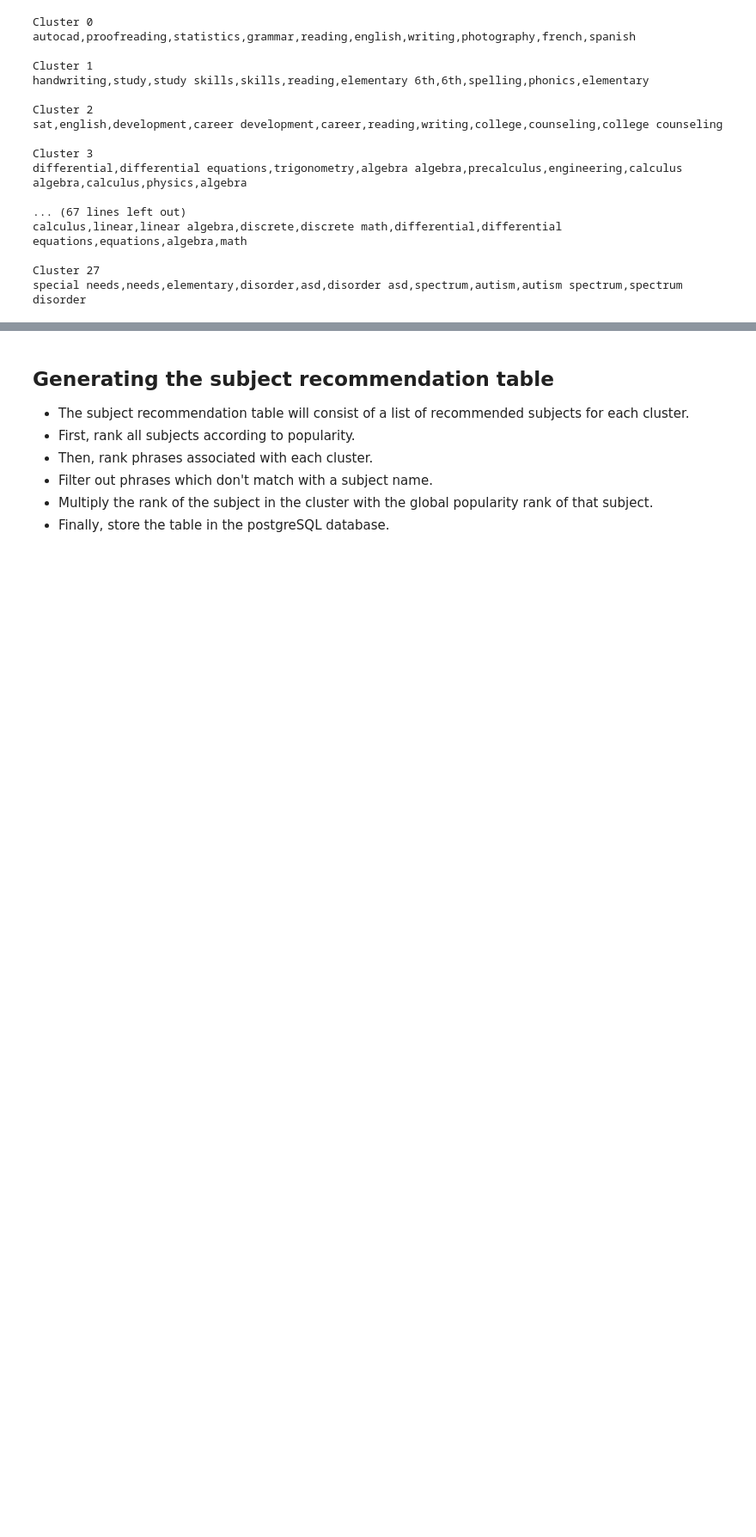
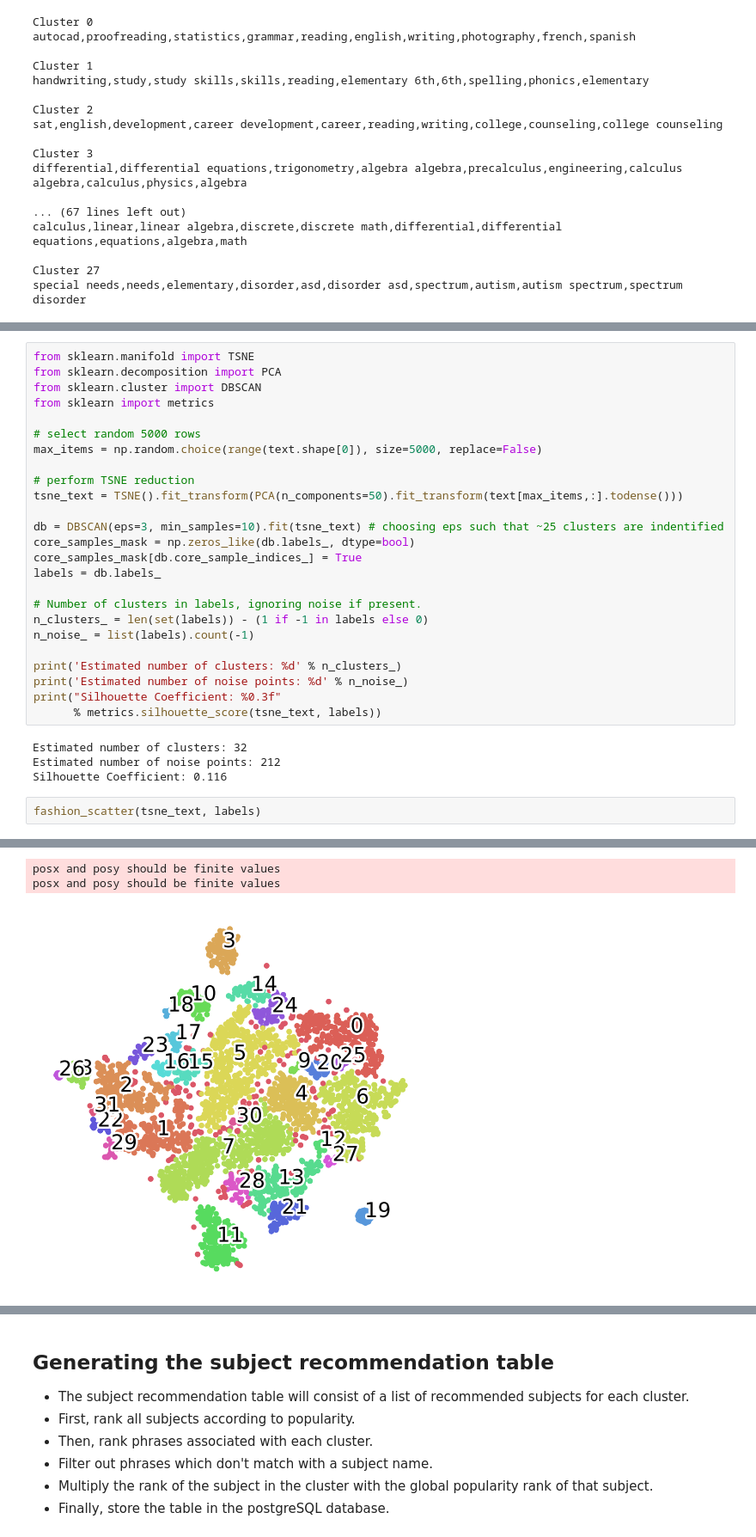
Before and after one commit to cfodonnell/Insight_Project_AsTutor, a Jupyter notebook: Models/subjects_clustering.ipynb, the cells around one changed output, grey strips where cells are left out. Shown at 86% size. Cells and saved outputs as stored; diff of their text form; blank space fills up the shorter version.

Commit message:
updated clustering

```diff
--- a/Models/subjects_clustering.ipynb
+++ b/Models/subjects_clustering.ipynb
@@ -126,0 +161,32 @@ special needs,needs,elementary,disorder,asd,disorder asd,spectrum,autism,autism
+# %%
+from sklearn.manifold import TSNE
+from sklearn.decomposition import PCA
+from sklearn.cluster import DBSCAN
+from sklearn import metrics
+
+# select random 5000 rows
+max_items = np.random.choice(range(text.shape[0]), size=5000, replace=False)
+
+# perform TSNE reduction
+tsne_text = TSNE().fit_transform(PCA(n_components=50).fit_transform(text[max_items,:].todense()))
+
+db = DBSCAN(eps=3, min_samples=10).fit(tsne_text) # choosing eps such that ~25 clusters are indentified
+core_samples_mask = np.zeros_like(db.labels_, dtype=bool)
+core_samples_mask[db.core_sample_indices_] = True
+labels = db.labels_
+
+# Number of clusters in labels, ignoring noise if present.
+n_clusters_ = len(set(labels)) - (1 if -1 in labels else 0)
+n_noise_ = list(labels).count(-1)
+
+print('Estimated number of clusters: %d' % n_clusters_)
+print('Estimated number of noise points: %d' % n_noise_)
+print("Silhouette Coefficient: %0.3f"
+      % metrics.silhouette_score(tsne_text, labels))
+# %% [output]
+Estimated number of clusters: 32
+Estimated number of noise points: 212
+Silhouette Coefficient: 0.116
+# %%
+fashion_scatter(tsne_text, labels)
+# %% [output]
@@ -126,0 +210,3 @@ special needs,needs,elementary,disorder,asd,disorder asd,spectrum,autism,autism
+posx and posy should be finite values
+posx and posy should be finite values
+[figure, added]
```
Also changed, not shown: parts of 5 cells of this notebook, 2 other files.
